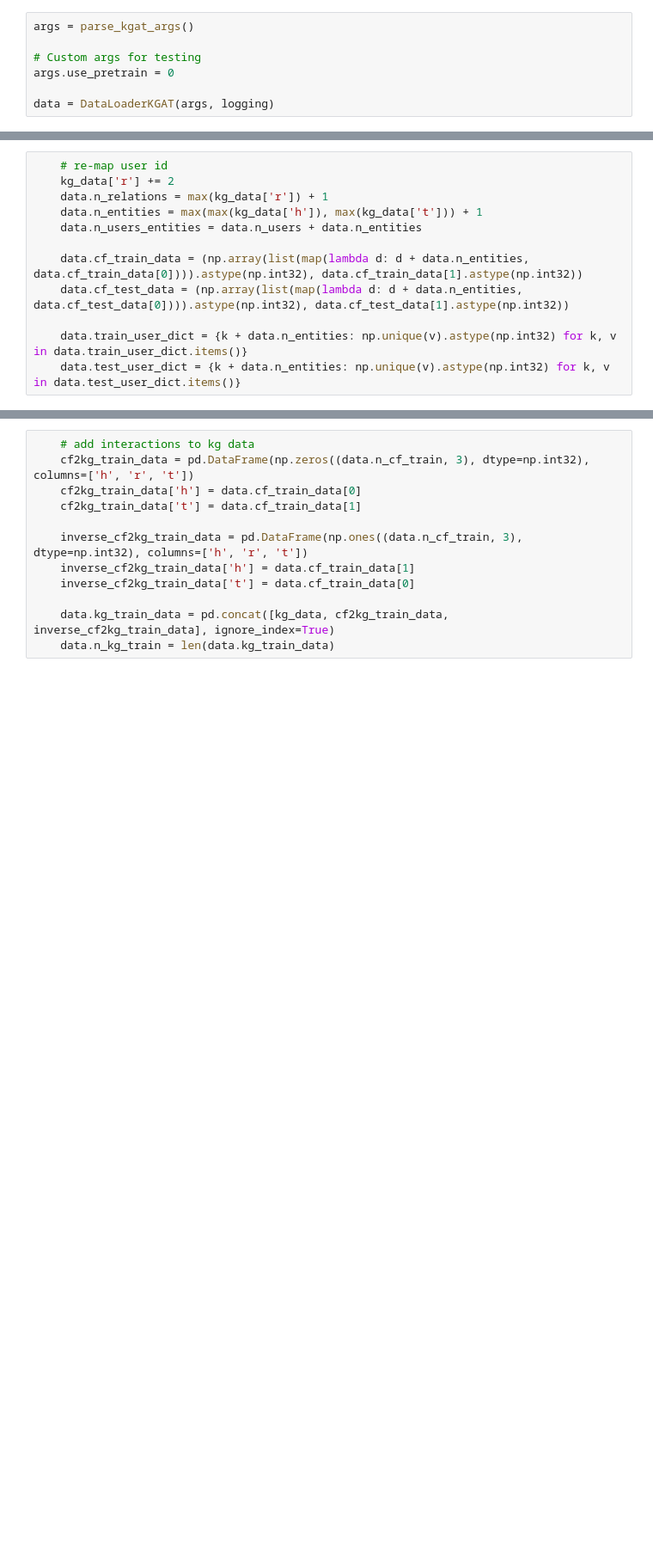
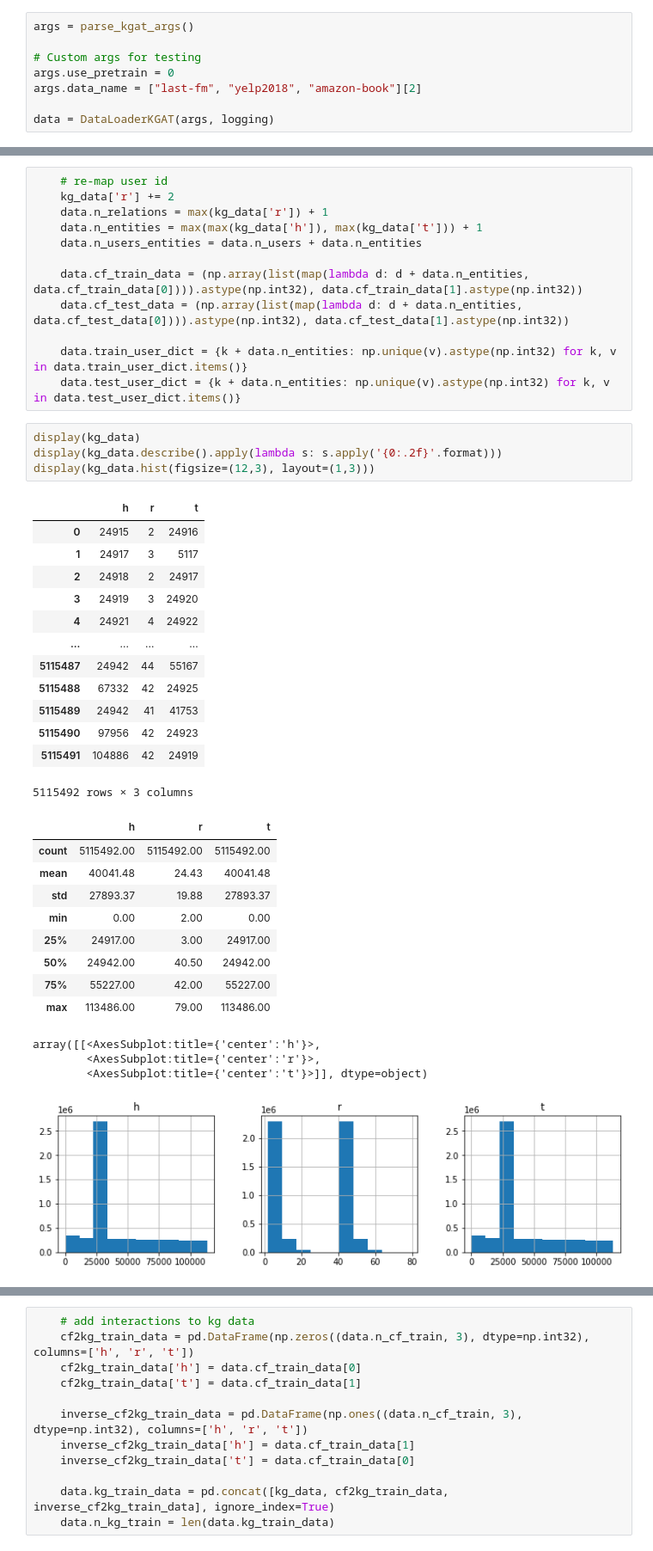
Before and after one commit to KwankiAhn/KGAT-pytorch, a Jupyter notebook: main_kgat_1.ipynb, the cells around one changed output, grey strips where cells are left out. Shown at 86% size. Saved outputs shown, nothing was run; the diff lists cells and outputs as text; blank space fills up the shorter version.

```diff
--- a/main_kgat_1.ipynb
+++ b/main_kgat_1.ipynb
@@ -104,5 +60,6 @@ args = parse_kgat_args()
 
 # Custom args for testing
 args.use_pretrain = 0
+args.data_name = ["last-fm", "yelp2018", "amazon-book"][2]
 
 data = DataLoaderKGAT(args, logging)
@@ -178,3 +168,34 @@ array([[<AxesSubplot:title={'center':'h'}>,
 
     data.train_user_dict = {k + data.n_entities: np.unique(v).astype(np.int32) for k, v in data.train_user_dict.items()}
     data.test_user_dict = {k + data.n_entities: np.unique(v).astype(np.int32) for k, v in data.test_user_dict.items()}
+# %%
+display(kg_data)
+display(kg_data.describe().apply(lambda s: s.apply('{0:.2f}'.format)))
+display(kg_data.hist(figsize=(12,3), layout=(1,3)))
+# %% [output]
+|  | h | r | t |
+| 0 | 24915 | 2 | 24916 |
+| 1 | 24917 | 3 | 5117 |
+| 2 | 24918 | 2 | 24917 |
+| 3 | 24919 | 3 | 24920 |
+| 4 | 24921 | 4 | 24922 |
+| ... | ... | ... | ... |
+| 5115487 | 24942 | 44 | 55167 |
+| 5115488 | 67332 | 42 | 24925 |
+| 5115489 | 24942 | 41 | 41753 |
+| 5115490 | 97956 | 42 | 24923 |
+| 5115491 | 104886 | 42 | 24919 |
+5115492 rows × 3 columns
+|  | h | r | t |
+| count | 5115492.00 | 5115492.00 | 5115492.00 |
+| mean | 40041.48 | 24.43 | 40041.48 |
+| std | 27893.37 | 19.88 | 27893.37 |
+| min | 0.00 | 2.00 | 0.00 |
+| 25% | 24917.00 | 3.00 | 24917.00 |
+| 50% | 24942.00 | 40.50 | 24942.00 |
+| 75% | 55227.00 | 42.00 | 55227.00 |
+| max | 113486.00 | 79.00 | 113486.00 |
+array([[<AxesSubplot:title={'center':'h'}>,
+        <AxesSubplot:title={'center':'r'}>,
+        <AxesSubplot:title={'center':'t'}>]], dtype=object)
+[figure, added]
```
Also changed, not shown: parts of 11 cells of this notebook.
